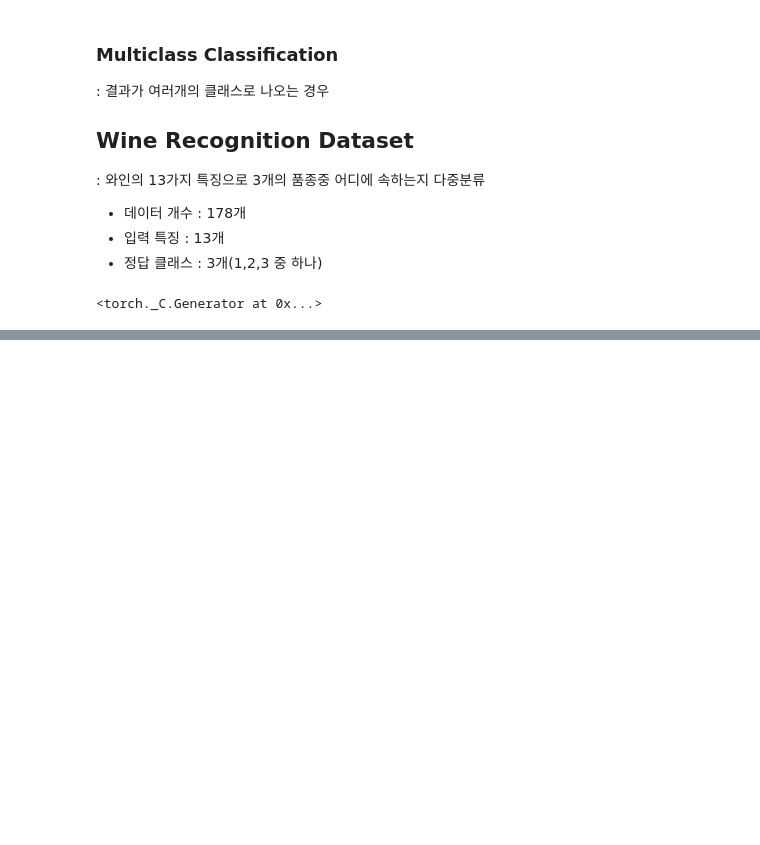
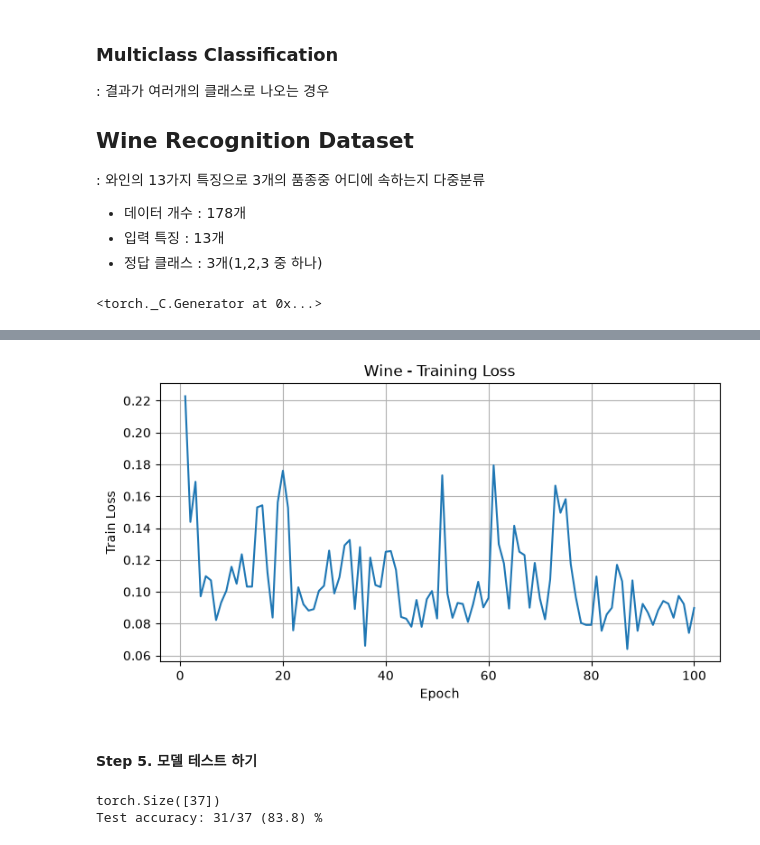
Before and after one commit to kdhksk1-pixel/PyTorch, a Jupyter notebook: 04.multiclass/01.multiclass_Wine.ipynb, the cells around one changed output, grey strips where cells are left out. Drawn from its saved outputs; the diff is of its cells as text; code cells hidden in the pictures; blank space fills up the shorter version.

```diff
--- a/04.multiclass/01.multiclass_Wine.ipynb
+++ b/04.multiclass/01.multiclass_Wine.ipynb
@@ -120,0 +123,12 @@ Y_test : torch.Size([37]) torch.int64
+# %%
+BATCH_SIZE=16
+
+train_DS=TensorDataset(X_train, Y_train)
+test_DS=TensorDataset(X_test, Y_test)
+
+train_DL=DataLoader(train_DS, batch_size=BATCH_SIZE, shuffle=True)
+test_DL=DataLoader(test_DS, batch_size=BATCH_SIZE, shuffle=False)
+
+x_batch, y_batch=next(iter(train_DL))
+print('입력 배치 shape', x_batch.shape)
+print('정답 배치 shape', y_batch.shape)
@@ -120,0 +140,11 @@ Y_test : torch.Size([37]) torch.int64
+# %%
+class MLP(nn.Module):
+    def __init__(self):
+        super().__init__()
+
+        self.linear=nn.Sequential(nn.Linear(13, 30), nn.ReLU(), nn.Linear(30, 3))
+
+    def forward(self, x):
+        return self.linear(x)
+
+model=MLP()
@@ -120,0 +206,43 @@ Y_test : torch.Size([37]) torch.int64
+# %%
+plt.figure(figsize=(8, 4))
+plt.plot(range(1, EPOCH+1), loss_history)
+plt.xlabel('Epoch')
+plt.ylabel('Train Loss')
+plt.title('Wine - Training Loss')
+plt.grid(True)
+# %% [output]
+[figure, added]
+# %% [markdown]
+#### Step 5. 모델 테스트 하기
+# %%
+model.eval()
+
+corrent=0
+total=0
+# 테스트 데이터 전체의 예측값과 실제 정답을 저장하기 위해 리스트 생성
+all_predictions=[]
+all_targets=[]
+
+with torch.no_grad():
+    for x_batch, y_batch in test_DL:
+        y_hat=model(x_batch)
+
+        pred=y_hat.argmax(dim=1)
+
+        corrent+=(pred==y_batch).sum().item()
+        total+=y_batch.size(0)
+
+
+        all_predictions.append(pred)
+        all_targets.append(y_batch)
+
+accuracy=corrent / total * 100
+
+y_pred=torch.cat(all_predictions)
+y_true=torch.cat(all_targets)
+print(y_pred.shape)
+
+print(f'Test accuracy: {corrent}/{total} ({accuracy:.1f}) %')
+# %% [output]
+torch.Size([37])
+Test accuracy: 31/37 (83.8) %
```
Also changed, not shown: parts of 6 cells of this notebook, 1 other file.
